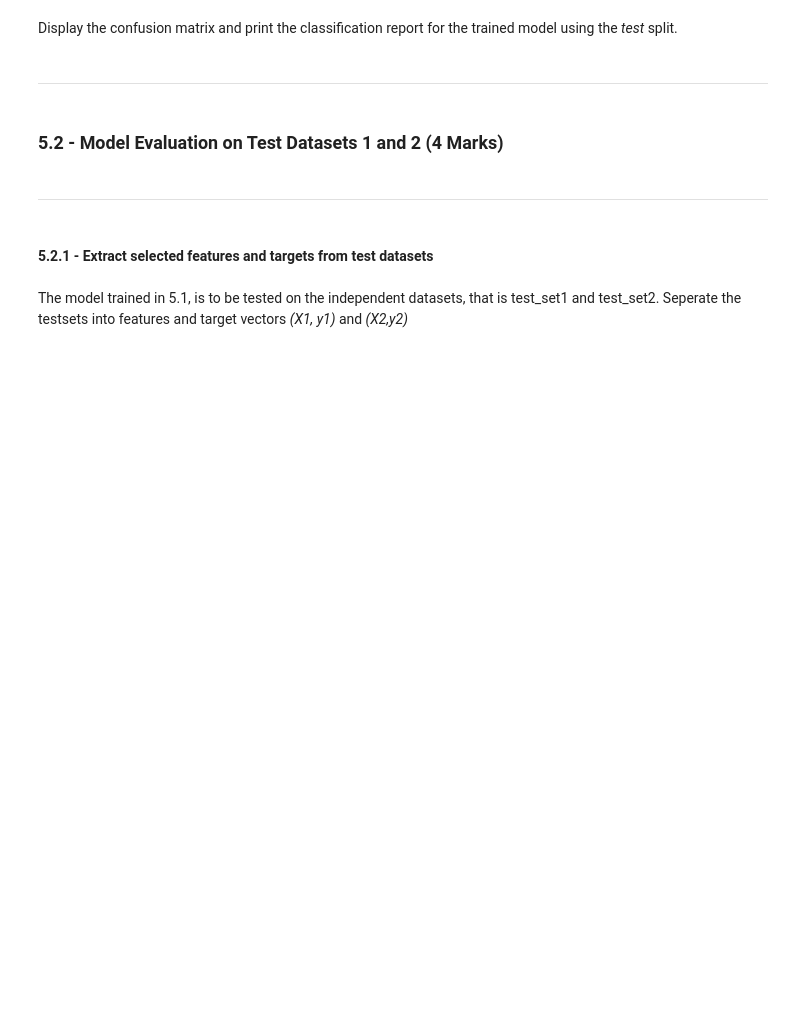
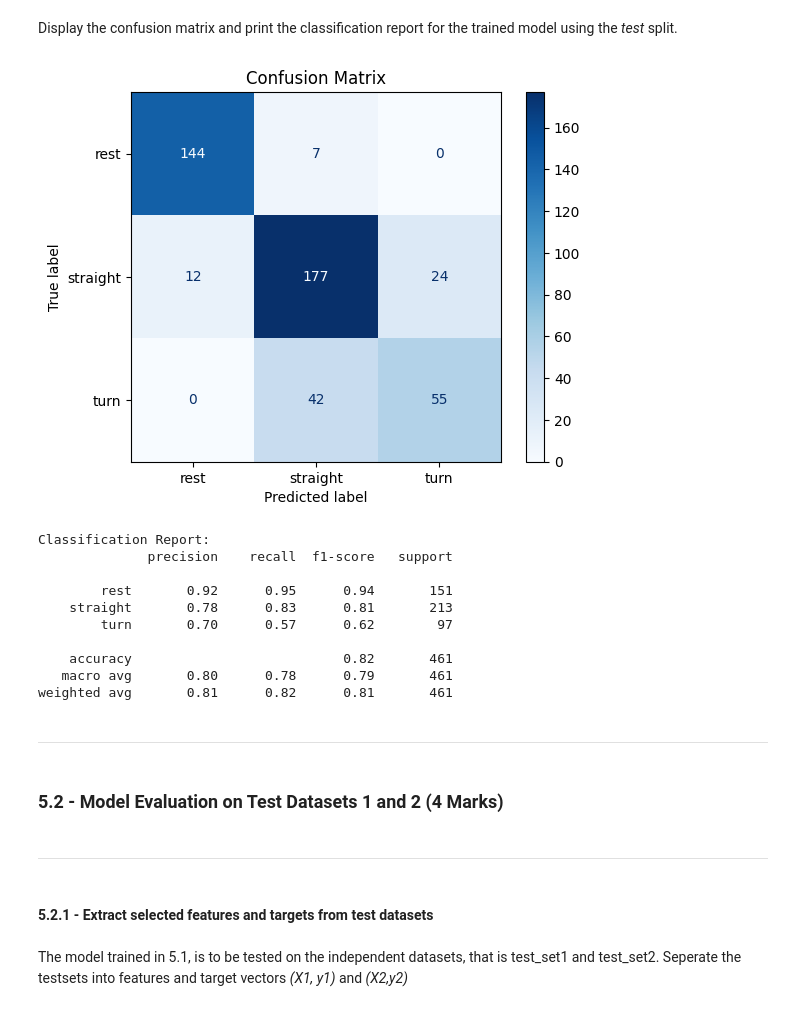
Before and after one commit to AkinsegunAdemiluwa/engg680_2024_fall, a Jupyter notebook: Lab_Assignment4/Assignment 4.ipynb, the cells around one changed output. Cells and saved outputs as stored; diff of their text form; code cells hidden in the pictures; blank space fills up the shorter version.

```diff
--- a/Lab_Assignment4/Assignment 4.ipynb
+++ b/Lab_Assignment4/Assignment 4.ipynb
@@ -1084,6 +1197,6 @@ X.head(2)
 # %%
 # TODO - Load motion_state column (target vector) into y
-# y =
+y = cv_set['motion_state']
 # %% [markdown]
 ___
 # %% [markdown]
@@ -1092,16 +1205,27 @@ ___
 Similar to the steps from **1.2.2** and perform model training and tuning using for the model selected. Perform the `train_test_split`, initiate a `Pipeline`, then define the *Parameters* for `GridSearchCV`. Finally, perfrom the grid search.
 # %%
 # TODO - Perform train/test split
+X_train, X_test, y_train, y_test = train_test_split(X, y, test_size=0.3, random_state=42)
 # %%
 # Perform any missing imports
-
+from sklearn.ensemble import RandomForestClassifier
 # TODO - Initiate the pipeline
 # (1 mark)
-# pipe =
+pipe = Pipeline([
+    ('scaler', StandardScaler()),    # Standardize the features
+    ('pca', PCA()),                  # Apply PCA for dimensionality reduction
+    ('classifier', RandomForestClassifier())  # Classifier (change to the one you choose)
+])
 # %%
 # TODO - Define the parameter grid for your model
 # (3 marks)
-# param_grid =
+param_grid = {
+    'pca__n_components': [4, 5],  # Adjusted for only 5 features
+    'classifier__n_estimators': [50, 100],
+    'classifier__max_depth': [5, 10],
+    'classifier__min_samples_split': [2, 5],
+    'classifier__min_samples_leaf': [1, 2]
+}
 # %%
 # TODO - Perform the grid search
 grid = GridSearchCV(pipe, param_grid, cv=5, scoring='accuracy', return_train_score=True)
@@ -1130,3 +1271,31 @@ Display the confusion matrix and print the classification report for the trained
+# %%
+# TODO - Display confusion matrix and print classification report
+from sklearn.metrics import ConfusionMatrixDisplay, classification_report
+import matplotlib.pyplot as plt
+
+# Predict using the best model from the grid search
+y_pred = grid.predict(X_test)
+
+# Display the confusion matrix
+ConfusionMatrixDisplay.from_estimator(grid.best_estimator_, X_test, y_test, cmap='Blues')
+plt.title('Confusion Matrix')
+plt.show()
+
+# Print the classification report
+print("Classification Report:")
+print(classification_report(y_test, y_pred))
+# %% [output]
+[figure, added]
+Classification Report:
+              precision    recall  f1-score   support
+
+        rest       0.92      0.95      0.94       151
+    straight       0.78      0.83      0.81       213
+        turn       0.70      0.57      0.62        97
+
+    accuracy                           0.82       461
+   macro avg       0.80      0.78      0.79       461
+weighted avg       0.81      0.82      0.81       461
 # %% [markdown]
 ___
 # %% [markdown]
```
Also changed, not shown: parts of 35 cells of this notebook.
